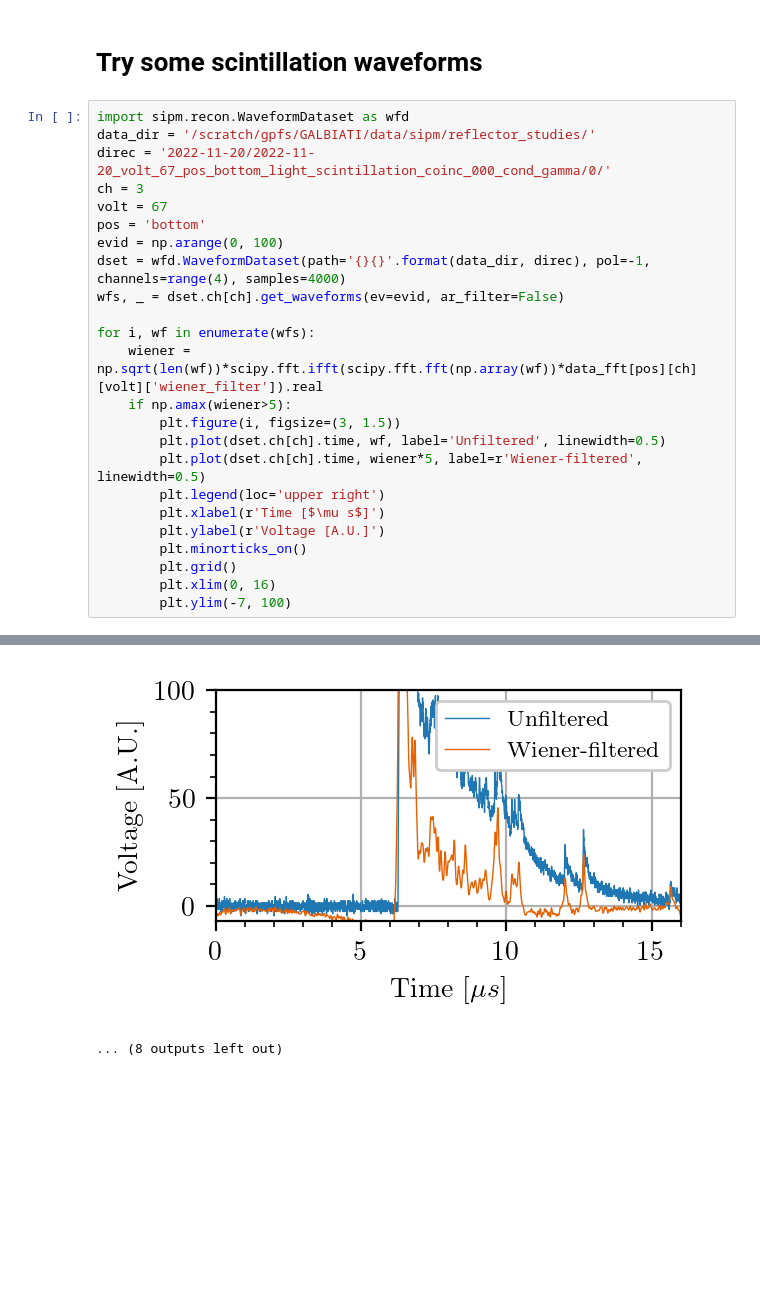
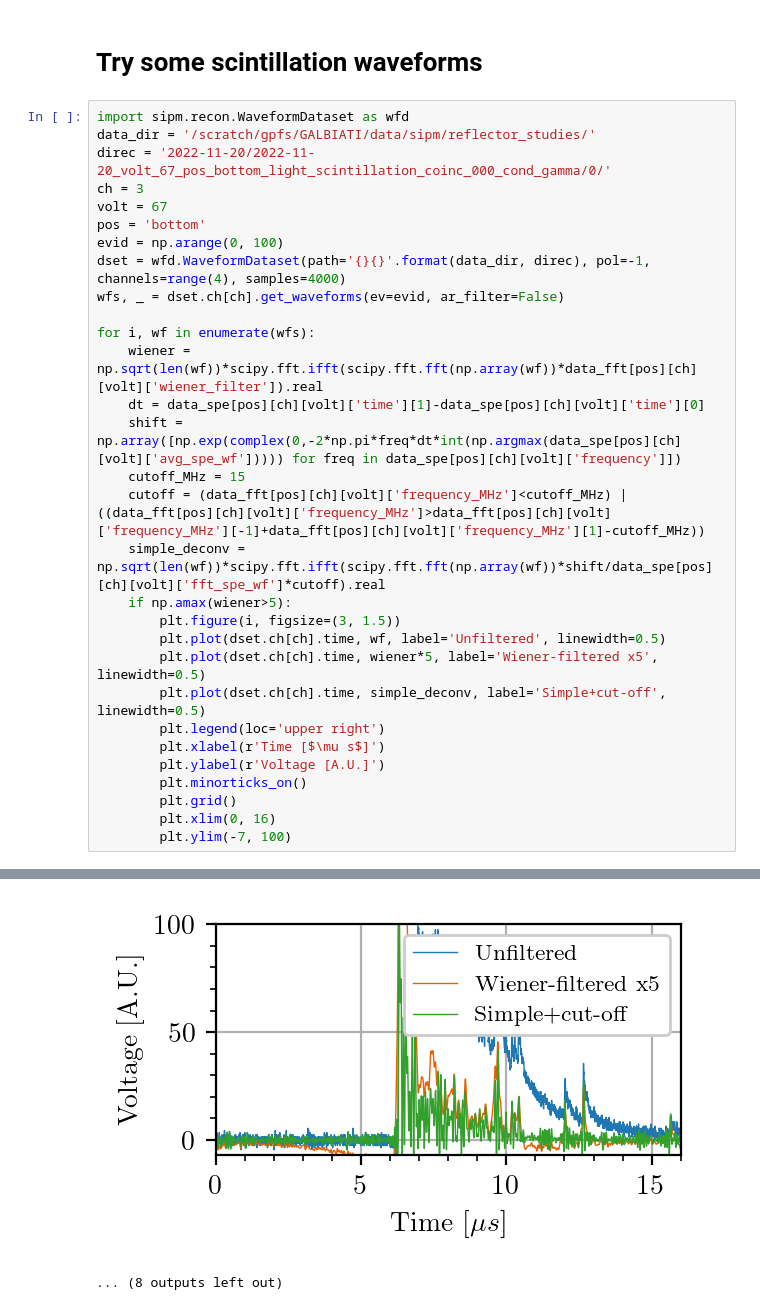
Before and after one commit to darkside-princeton/sipm-analysis, a Jupyter notebook: jupyter/deconvolution.ipynb, the cells around one changed output, grey strips where cells are left out. Drawn from its saved outputs; the diff is of its cells as text; blank space fills up the shorter version.

Commit message:
Compare Wiener vs simple deconvolution

```diff
--- a/jupyter/deconvolution.ipynb
+++ b/jupyter/deconvolution.ipynb
@@ -281,10 +281,16 @@ wfs, _ = dset.ch[ch].get_waveforms(ev=evid, ar_filter=False)
 
 for i, wf in enumerate(wfs):
     wiener = np.sqrt(len(wf))*scipy.fft.ifft(scipy.fft.fft(np.array(wf))*data_fft[pos][ch][volt]['wiener_filter']).real
+    dt = data_spe[pos][ch][volt]['time'][1]-data_spe[pos][ch][volt]['time'][0]
+    shift = np.array([np.exp(complex(0,-2*np.pi*freq*dt*int(np.argmax(data_spe[pos][ch][volt]['avg_spe_wf'])))) for freq in data_spe[pos][ch][volt]['frequency']])
+    cutoff_MHz = 15
+    cutoff = (data_fft[pos][ch][volt]['frequency_MHz']<cutoff_MHz) | ((data_fft[pos][ch][volt]['frequency_MHz']>data_fft[pos][ch][volt]['frequency_MHz'][-1]+data_fft[pos][ch][volt]['frequency_MHz'][1]-cutoff_MHz))
+    simple_deconv = np.sqrt(len(wf))*scipy.fft.ifft(scipy.fft.fft(np.array(wf))*shift/data_spe[pos][ch][volt]['fft_spe_wf']*cutoff).real
     if np.amax(wiener>5):
         plt.figure(i, figsize=(3, 1.5))
         plt.plot(dset.ch[ch].time, wf, label='Unfiltered', linewidth=0.5)
-        plt.plot(dset.ch[ch].time, wiener*5, label=r'Wiener-filtered', linewidth=0.5)
+        plt.plot(dset.ch[ch].time, wiener*5, label='Wiener-filtered x5', linewidth=0.5)
+        plt.plot(dset.ch[ch].time, simple_deconv, label='Simple+cut-off', linewidth=0.5)
         plt.legend(loc='upper right')
         plt.xlabel(r'Time [$\mu s$]')
         plt.ylabel(r'Voltage [A.U.]')
@@ -309,2 +315,2 @@ No time.txt file
-[figure, old version]
+[figure, new version]
 ... (8 outputs left out)
```
Also changed, not shown: parts of 1 cell of this notebook.
